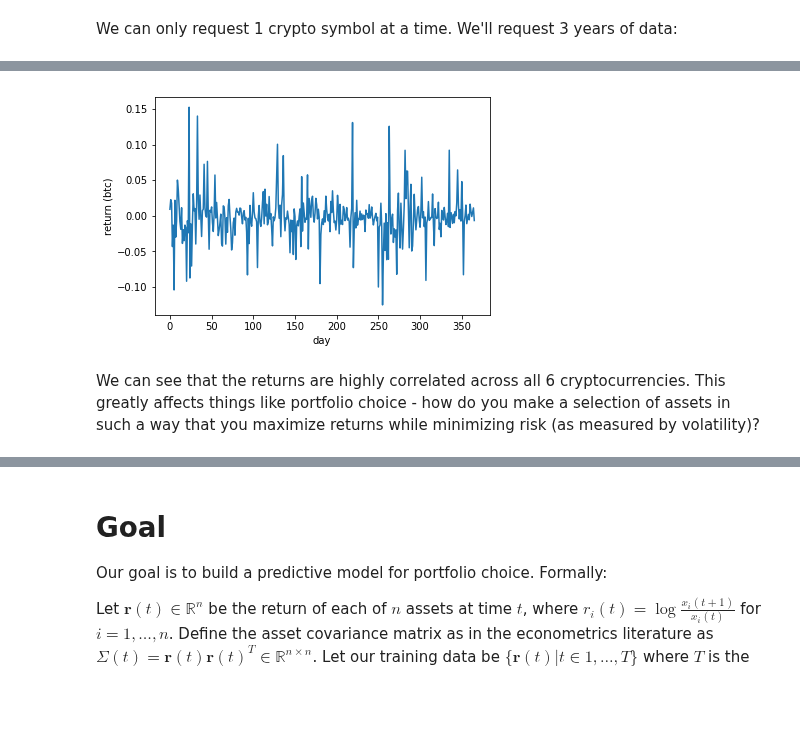
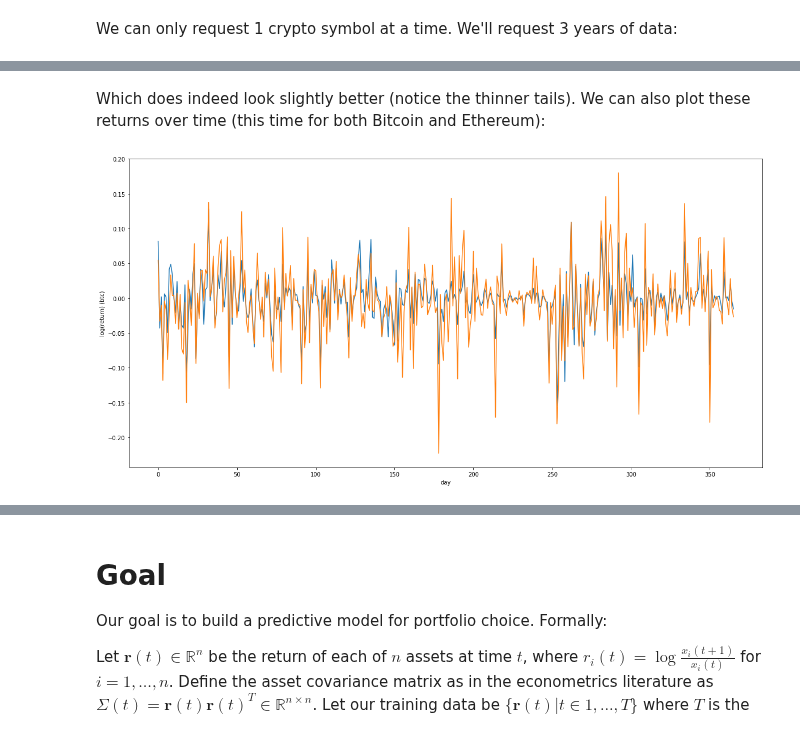
Before and after one commit to wjn0/gwp, a Jupyter notebook: Portfolio selection - cryptocurrencies.ipynb, the cells around one changed output, grey strips where cells are left out. Drawn from its saved outputs; the diff is of its cells as text; code cells hidden in the pictures; blank space fills up the shorter version.

```diff
--- a/Portfolio selection - cryptocurrencies.ipynb
+++ b/Portfolio selection - cryptocurrencies.ipynb
@@ -73 +82,5 @@ df.columns = ["time"] + top[:n_top]
+# %%
+df_lows.columns = top[:n_top]
+df_highs.columns = top[:n_top]
+df_closes.columns = top[:n_top]
 # %%
@@ -82,9 +97,8 @@ df.head()
 # %%
-# r(t) = log(x(t + 1)/x(t)) where x(t) is asset price
 def returns(x):
     T = len(x)
     r = np.zeros(T - 1)
     for t in range(T - 1):
-        r[t] = np.log(x[t+1]/x[t])
+        r[t] = x[t+1]/x[t]
 
     return r
@@ -97,0 +105,2 @@ bch = returns(np.asarray(df['BCH']))
+# %%
+df_returns = df_closes.apply(lambda x: pd.Series(returns(x)), axis=0)
@@ -104,0 +126,7 @@ plt.show()
+# %%
+df_logreturns = np.log(df_returns)
+plt.figure(figsize=(20,10))
+plt.hist(df_logreturns["BTC"], bins=30)
+plt.xlabel("log(return) (BTC)")
+plt.ylabel("freq")
+plt.show()
@@ -105,7 +135,10 @@ plt.show()
+# %% [markdown]
+Which does indeed look slightly better (notice the thinner tails). We can also plot these returns over time (this time for both Bitcoin and Ethereum):
 # %%
-plt.plot(btc)
+plt.figure(figsize=(20,10))
+plt.plot(df_logreturns[["BTC", "ETH"]])
 plt.xlabel("day")
-plt.ylabel("return (btc)")
+plt.ylabel("log(return) (btc)")
 plt.show()
 # %% [output]
-[figure, old version]
+[figure, new version]
@@ -120,2 +144,0 @@ data = np.concatenate((btc[:T, np.newaxis],
-# %% [markdown]
-We can see that the returns are highly correlated across all 6 cryptocurrencies. This greatly affects things like portfolio choice - how do you make a selection of assets in such a way that you maximize returns while minimizing risk (as measured by volatility)?
```
Also changed, not shown: parts of 35 cells of this notebook.
